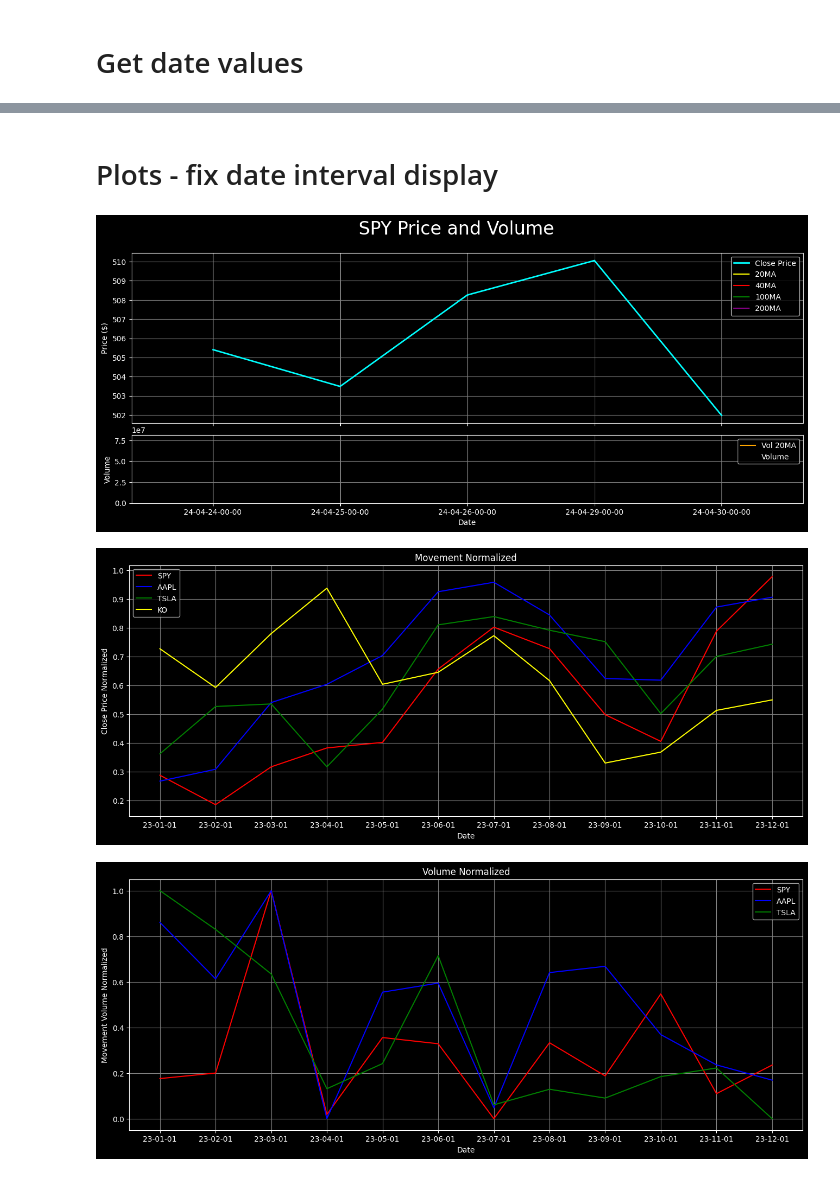
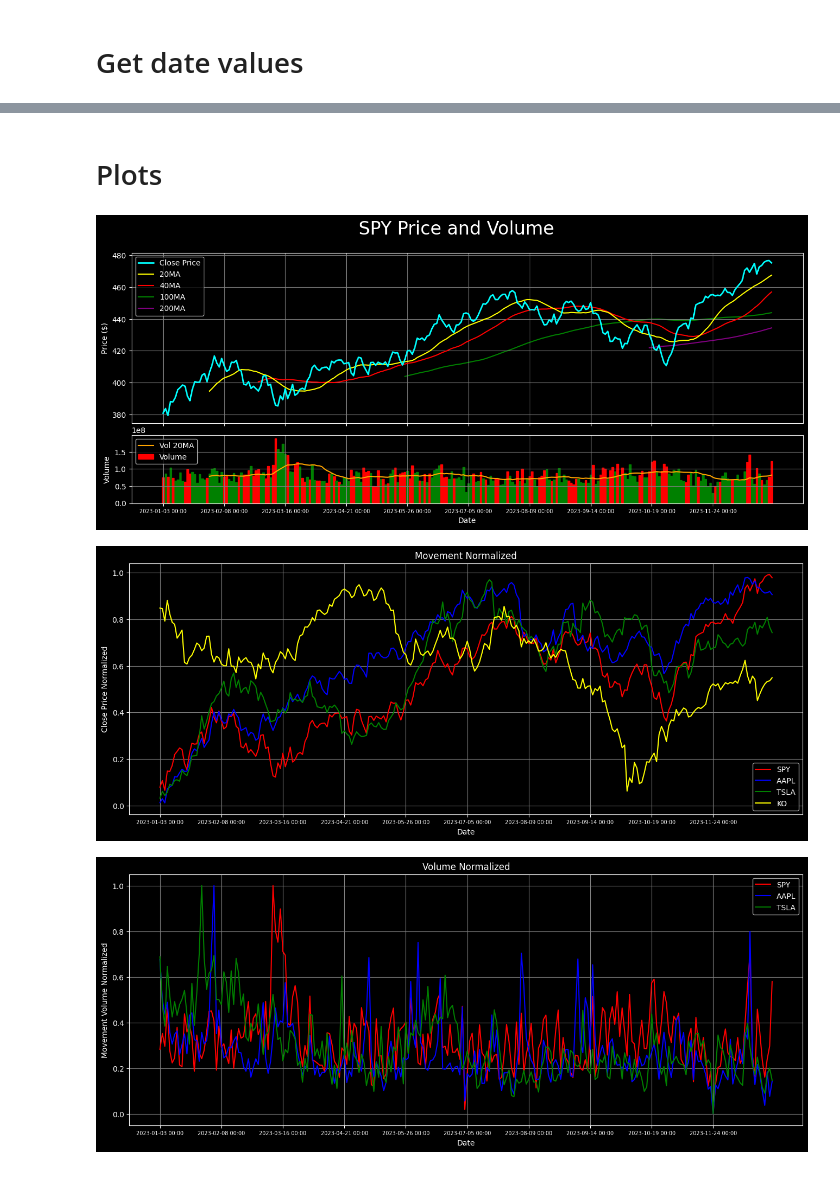
Before and after one commit to AndryADSM/Asset-Analyzer, a Jupyter notebook: asset_analyzer.ipynb, the cells around one changed output, grey strips where cells are left out. Saved outputs shown, nothing was run; the diff lists cells and outputs as text; code cells hidden in the pictures.

```diff
--- a/asset_analyzer.ipynb
+++ b/asset_analyzer.ipynb
@@ -123,7 +124,7 @@ def download_data(
 
 tickers = ['SPY', 'AAPL', 'TSLA', 'KO']#, 'DIS', 'BAC', 'XOM', 'GLD', 'CMG', 'USO', 'META']
 # ['SPY', 'AAPL', 'META', 'GOOGL', 'MSFT', 'NFLX', 'DIS', 'AMZN', 'TSLA', 'MRNA', 'CMG', 'AMD', 'NVDA', 'BAC', 'XOM', 'CVX', 'USO', 'SLV', 'GLD']
-data = download_data(tickers, '2024-04-24', '2024-05-01', interval='1d')
+data = download_data(tickers, '2023-01-01', '2024-01-01')
 data
 # %% [output]
 [*********************100%%**********************]  4 of 4 completed
@@ -483,5 +488,5 @@ data_mod
 # %% [markdown]
-# Plots - fix date interval display
+# Plots
 # %%
 def plot_price_vol(
     data:       pd.DataFrame,
@@ -508,9 +513,9 @@ def plot_price_vol(
     """
 
     data_to_plot = data.loc[start:end][ticker]
-    data_to_plot.index = data_to_plot.index.strftime('%y-%m-%d-%H-%M')
+    data_to_plot.index = data_to_plot.index.strftime('%Y-%m-%d %H:%M')
     data_ma = data[ticker]
-    data_ma.index = data_ma.index.strftime('%y-%m-%d-%H-%M')
+    data_ma.index = data_ma.index.strftime('%Y-%m-%d %H:%M')
 
     # Plot
     with plt.style.context(style):
@@ -541,36 +546,36 @@ def plot_price_vol(
         # Volume
         if volume:
             # Color the volume bar according to if the price went up or down during that period
             if bar_clr == 'default':
-                intraday_ret = 100 - data_ma['Open'] * 100 / data_ma['Close']
+                intraday_ret = (data_ma['Close'] - data_ma['Open']) / data_ma['Open'] * 100
                 bar_clr = pd.Series(['red' if ret < 0 else 'green' for ret in intraday_ret],
                                     index=intraday_ret.index
                                     ).loc[start:end]
 
             axs[1].bar(x=data_to_plot.index,
                        height=data_to_plot['Volume'],
                        color=bar_clr,
                        edgecolor=bar_clr,
                        label='Volume')
 
             # Volume Moving Average
             if volume_ma != None:
                 axs[1].plot(data_ma['Volume'].rolling(volume_ma).mean().loc[start:end],
                             color=vol_ma_clr,
                             label=f'Vol {volume_ma}MA')
 
             axs[1].grid(which='major', color='grey')
             axs[1].set_ylabel('Volume')
             axs[1].legend(loc=legendloc)
 
-        plt.xticks(np.arange(len(data_to_plot), step=max(len(data_to_plot) // 10, 1)))
+        plt.xticks(np.arange(len(data_to_plot), step=max(len(data_to_plot) // 10, 1)), size=7)
         plt.xlabel('Date')
 
         plt.show()
 
 plot_price_vol(data, 'SPY')
 # %% [output]
-[figure, old version]
+[figure, new version]
 # %%
 def plot_norm_moves(
     data_norm: pd.DataFrame,
@@ -596,7 +601,7 @@ def plot_norm_moves(
     if colors == ['default']:
         colors = ['red', 'blue', 'green', 'yellow', 'magenta', 'cyan', 'purple', 'orange', 'lightblue', 'lightgreen', 'brown', 'gray']
     data_to_plot = data_norm.loc[start:end][tickers]
-    data_to_plot.index = data_to_plot.index.strftime('%y-%m-%d')
+    data_to_plot.index = data_to_plot.index.strftime('%Y-%m-%d %H:%M')
 
     # Plot
     with plt.style.context(style):
@@ -607,7 +612,7 @@ def plot_norm_moves(
             plt.plot(data_to_plot[tk, use_price], color=colors[i % len(colors)], alpha=1, label=tk)
 
         plt.grid(which='major', color='grey')
-        plt.xticks(np.arange(len(data_to_plot), step=max(len(data_to_plot) // 10, 1)))
+        plt.xticks(np.arange(len(data_to_plot), step=max(len(data_to_plot) // 10, 1)), size=7)
         plt.xlabel('Date')
         plt.ylabel(f'{use_price.split("_")[0]} Price Normalized')
         plt.legend(loc=legendloc)
@@ -615,7 +620,7 @@ def plot_norm_moves(
 
 plot_norm_moves(data_norm)
 # %% [output]
-[figure, old version]
+[figure, new version]
 # %%
 def plot_norm_vol(
     data_norm: pd.DataFrame,
@@ -635,7 +640,7 @@ def plot_norm_vol(
     if tickers == ['first_three']:
         tickers = returns.columns.get_level_values(0).unique()[:3]
     data_to_plot = data_norm.loc[start:end][tickers]
-    data_to_plot.index = data_to_plot.index.strftime('%y-%m-%d')
+    data_to_plot.index = data_to_plot.index.strftime('%Y-%m-%d %H:%M')
 
     # Plot
     with plt.style.context(style):
@@ -646,7 +651,7 @@ def plot_norm_vol(
             plt.plot(data_to_plot[ticker, 'Volume_norm'], label=ticker, color=color)
 
         plt.grid(which='major', color='grey')
-        plt.xticks(np.arange(len(data_to_plot), step=max(len(data_to_plot) // 10, 1)))
+        plt.xticks(np.arange(len(data_to_plot), step=max(len(data_to_plot) // 10, 1)), size=7)
         plt.xlabel('Date')
         plt.ylabel('Movement Volume Normalized')
         plt.legend(loc=legendloc)
@@ -654,7 +659,7 @@ def plot_norm_vol(
 
 plot_norm_vol(data_norm)
 # %% [output]
-[figure, old version]
+[figure, new version]
 # %%
 def plot_dist_ret(
     returns:  pd.DataFrame,
```
Also changed, not shown: parts of 10 cells of this notebook.
